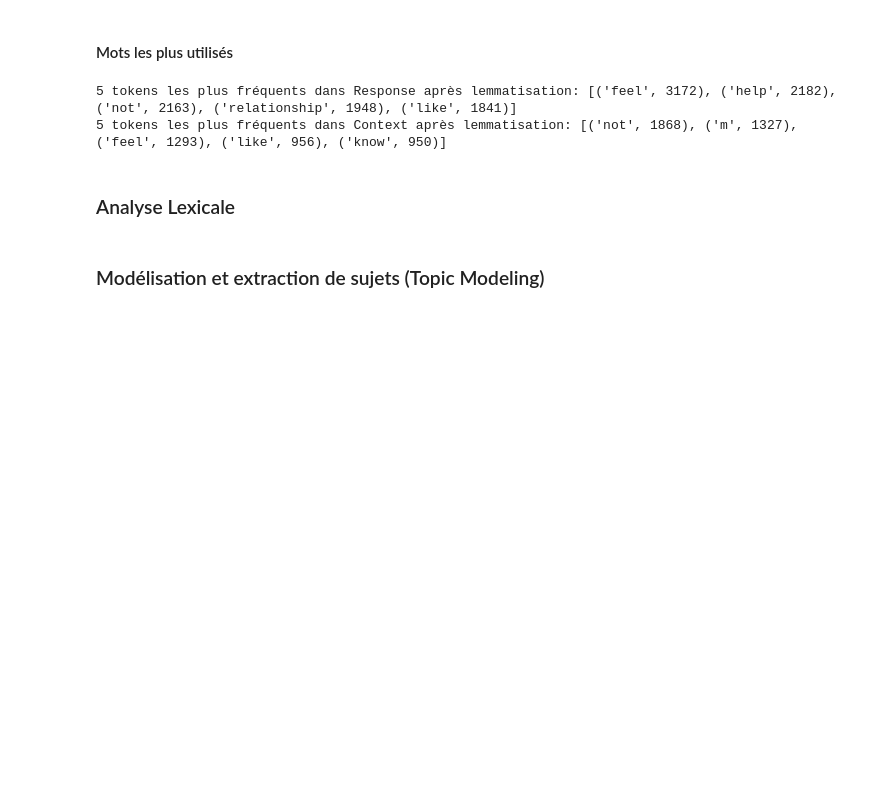
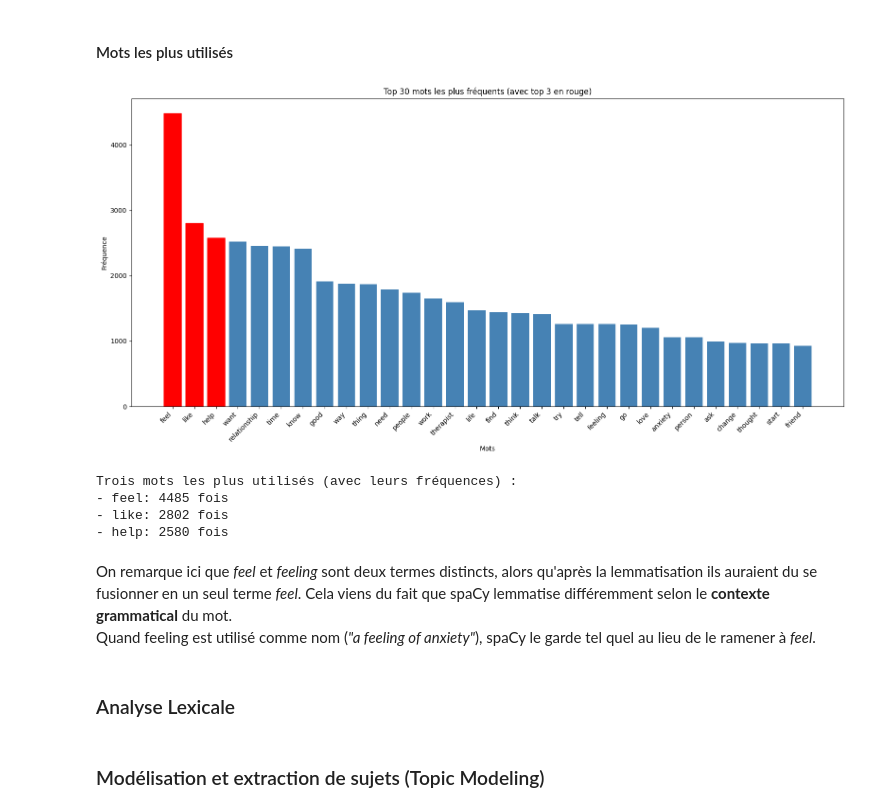
Before and after one commit to cypnet/Analyse-de-conversations-sur-la-sant-mentale-, a Jupyter notebook: LOGAN/ETAPE1-Exploration_jeu_de_donnees.ipynb, the cells around one changed output. Drawn from its saved outputs; the diff is of its cells as text; code cells hidden in the pictures; blank space fills up the shorter version.

```diff
--- a/LOGAN/ETAPE1-Exploration_jeu_de_donnees.ipynb
+++ b/LOGAN/ETAPE1-Exploration_jeu_de_donnees.ipynb
@@ -133,18 +74,6 @@ df['Response'] = df['Response'].fillna('').astype(str)
 
 # On regarde si les cellules Response et Context sont unique, si ce n'est pas le cas alors on supprimme les dupliquées
 df = df.drop_duplicates(subset=['Response', 'Context'])
-
-# Pour chaque cellules, on supprimme les ponctuations qui sont comprises dans count_ponctuation en les remplaçant par ''
-def remove_ponctuation(txt):
-    txt = str(txt) # conversion en String
-    ponctuations = ['.', ',', ':', ';', '?', '!', '"', "'", '-','/']
-    for p in ponctuations:
-        txt = txt.replace(p, '')
-    return txt
-
-# On supprime les ponctuations
-df['Response'] = df['Response'].apply(remove_ponctuation)
-df['Context'] = df['Context'].apply(remove_ponctuation)
 # %% [markdown]
 <h4>Passer tout les mots en minuscules</h4>
 <p>Transformer tout les mots en minuscules nous permettra par la suite de les traiter plus facilement et éviter des situations telle que "toto" soit différent de "Toto".</p>
@@ -374,20 +346,52 @@ Nombre de mots moyens par thérapeutes (avec lemmatisation): 73.42
 # %% [markdown]
 <h4>Mots les plus utilisés</h4>
-# %%
-# On affiche les 5 tokens les plus fréquents dans Response et Context après lemmatisation pour avoir un apperçu
-resp_lemmas = [lemma for lemmas in df['Response_clean'] for lemma in lemmas]
-cont_lemmas = [lemma for lemmas in df['Context_clean'] for lemma in lemmas]
-print(f"\n5 tokens les plus fréquents dans Response après lemmatisation: {Counter(resp_lemmas).most_common(5)}")
-print(f"5 tokens les plus fréquents dans Context après lemmatisation: {Counter(cont_lemmas).most_common(5)}")
-# %% [output]
-5 tokens les plus fréquents dans Response après lemmatisation: [('feel', 3172), ('help', 2182), ('not', 2163), ('relationship', 1948), ('like', 1841)]
-5 tokens les plus fréquents dans Context après lemmatisation: [('not', 1868), ('m', 1327), ('feel', 1293), ('like', 956), ('know', 950)]
 # %%
-# On créer un graphique avec la liste de tout les mots et leurs nombre d'apparition pour les patients(bleu) puis pour les thérapeutes(vert)
-all_patient_tokens = [token for tokens in df['Context_clean'] for token in tokens]
-all_therapist_tokens = [token for tokens in df['Response_clean'] for token in tokens]
-patient_token_counts = Counter(all_patient_tokens)
-therapist_token_counts = Counter(all_therapist_tokens)
+# On créer un graphique avec la liste de tout les mots et leurs nombre d'apparition sur tout le corpus
+all_tokens = [token for tokens in df['Context_clean'] for token in tokens] + [token for tokens in df['Response_clean'] for token in tokens]
+
+# Nettoyage des tokens courts (contractions résiduelles comme "m" / "s" après suppression de ponctuation)
+all_tokens = [token for token in all_tokens if len(token) > 1]
+
+# Re-compter les tokens
+all_token_counts = Counter(all_tokens)
+
+# Top 3 mots les plus fréquents (mis en évidence en rouge)
+top3 = all_token_counts.most_common(3)
+top3_tokens = [token for token, _ in top3]
+
+# Préparer les données pour affichage (top 30 pour lisibilité)
+top_n = 30
+most_common = all_token_counts.most_common(top_n)
+words = [token for token, _ in most_common]
+counts = [count for _, count in most_common]
+
+plt.figure(figsize=(16, 8))
+bars = plt.bar(words, counts, color=['red' if w in top3_tokens else 'steelblue' for w in words])
+
+for i, (word, count) in enumerate(most_common):
+    if word in top3_tokens:
+        bars[i].set_color('red')
+
+plt.xticks(rotation=45, ha='right')
+plt.xlabel('Mots')
+plt.ylabel('Fréquence')
+plt.title('Top 30 mots les plus fréquents (avec top 3 en rouge)')
+plt.tight_layout()
+plt.show()
+
+# Afficher les 3 mots les plus utilisés en gros
+print('Trois mots les plus utilisés (avec leurs fréquences) :')
+for token, freq in top3:
+    print(f'- {token}: {freq} fois')
+# %% [output]
+[figure, added]
+Trois mots les plus utilisés (avec leurs fréquences) :
+- feel: 4485 fois
+- like: 2802 fois
+- help: 2580 fois
+# %% [markdown]
+<p>On remarque ici que <i>feel</i> et <i>feeling</i> sont deux termes distincts, alors qu'après la lemmatisation ils auraient du se fusionner en un seul terme <i>feel</i>. Cela viens du fait que spaCy lemmatise différemment selon le <b>contexte grammatical</b> du mot. <br>
+Quand feeling est utilisé comme nom (<i>"a feeling of anxiety"</i>), spaCy le garde tel quel au lieu de le ramener à <i>feel</i>.</p>
 # %% [markdown]
 <h3>Analyse Lexicale</h3>
 # %%
```
Also changed, not shown: parts of 12 cells of this notebook.
